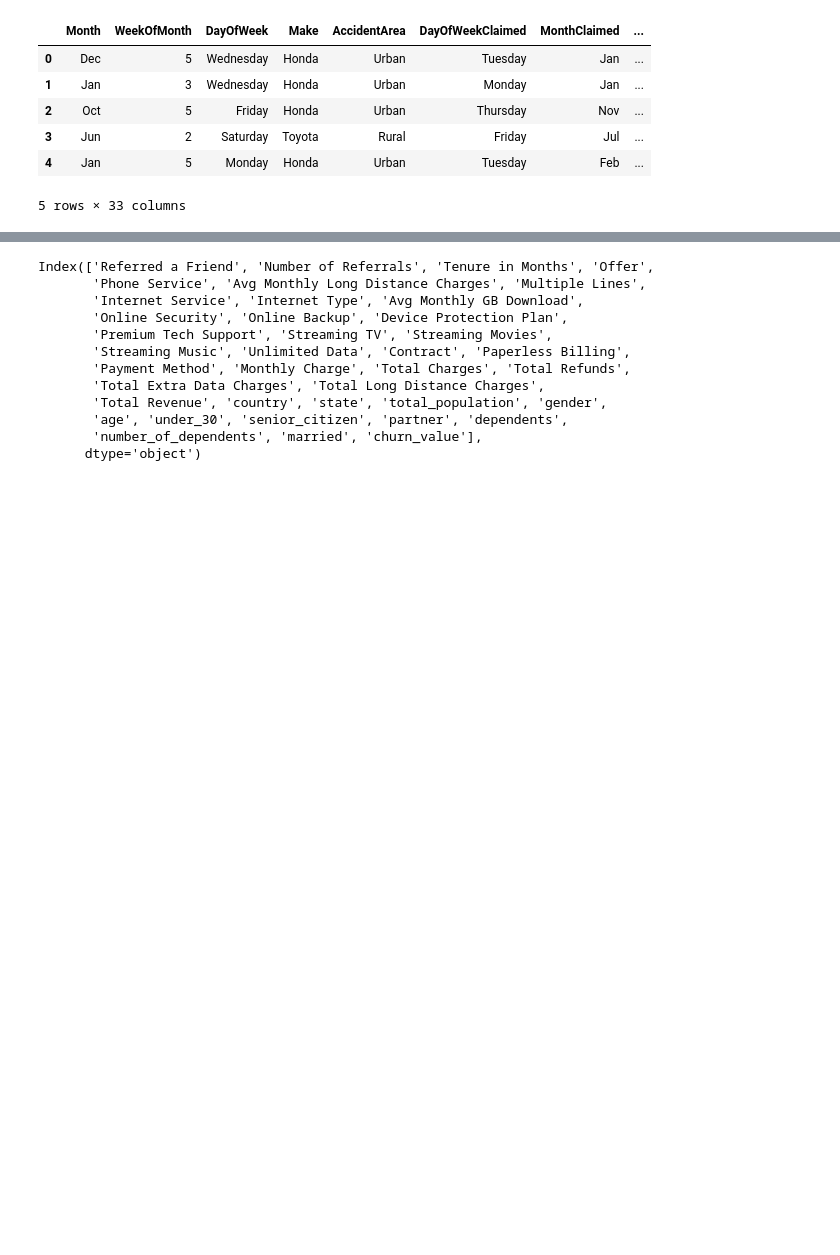
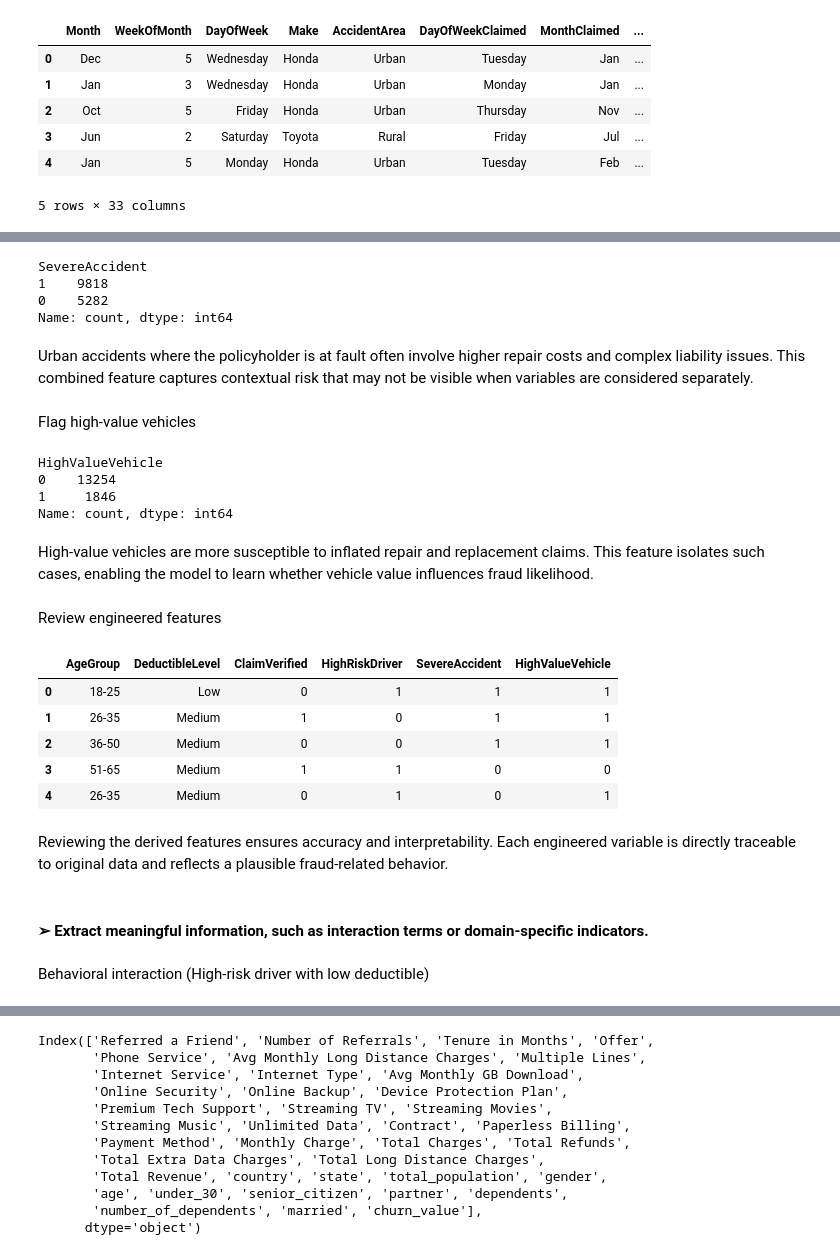
Before and after one commit to adeline-pepela/Module-5, a Jupyter notebook: Predictive and Optimization Analytics/Adeline_Makokha_191199_CAT_1_POA.ipynb, the cells around one changed output, grey strips where cells are left out. Cells and saved outputs as stored; diff of their text form; code cells hidden in the pictures; blank space fills up the shorter version.

```diff
--- a/Predictive and Optimization Analytics/Adeline_Makokha_191199_CAT_1_POA.ipynb
+++ b/Predictive and Optimization Analytics/Adeline_Makokha_191199_CAT_1_POA.ipynb
@@ -37,0 +253,8 @@ df.head()
+# %%
+# Create claim verification indicator
+df["ClaimVerified"] = (
+    (df["PoliceReportFiled"] == "Yes") |
+    (df["WitnessPresent"] == "Yes")
+).astype(int)
+
+df["ClaimVerified"].value_counts()
@@ -37,0 +270,5 @@ df.head()
+# %%
+# Flag high-risk drivers
+df["HighRiskDriver"] = (df["DriverRating"] <= 2).astype(int)
+
+df["HighRiskDriver"].value_counts()
@@ -37,0 +284,56 @@ df.head()
+# %%
+# Create accident severity indicator
+df["SevereAccident"] = (
+    (df["AccidentArea"] == "Urban") &
+    (df["Fault"] == "Policy Holder")
+).astype(int)
+
+df["SevereAccident"].value_counts()
+# %% [output]
+SevereAccident
+1    9818
+0    5282
+Name: count, dtype: int64
+# %% [markdown]
+Urban accidents where the policyholder is at fault often involve higher repair costs and complex liability issues. This combined feature captures contextual risk that may not be visible when variables are considered separately.
+# %% [markdown]
+Flag high-value vehicles
+# %%
+# Identify high-value vehicles
+df["HighValueVehicle"] = (
+    df["VehiclePrice"] == "more than 69000"
+).astype(int)
+
+df["HighValueVehicle"].value_counts()
+# %% [output]
+HighValueVehicle
+0    13254
+1     1846
+Name: count, dtype: int64
+# %% [markdown]
+High-value vehicles are more susceptible to inflated repair and replacement claims. This feature isolates such cases, enabling the model to learn whether vehicle value influences fraud likelihood.
+# %% [markdown]
+Review engineered features
+# %%
+# Display engineered feature sample
+df[[
+    "AgeGroup",
+    "DeductibleLevel",
+    "ClaimVerified",
+    "HighRiskDriver",
+    "SevereAccident",
+    "HighValueVehicle"
+]].head()
+# %% [output]
+|  | AgeGroup | DeductibleLevel | ClaimVerified | HighRiskDriver | SevereAccident | HighValueVehicle |
+| 0 | 18-25 | Low | 0 | 1 | 1 | 1 |
+| 1 | 26-35 | Medium | 1 | 0 | 1 | 1 |
+| 2 | 36-50 | Medium | 0 | 0 | 1 | 1 |
+| 3 | 51-65 | Medium | 1 | 1 | 0 | 0 |
+| 4 | 26-35 | Medium | 0 | 1 | 0 | 1 |
+# %% [markdown]
+Reviewing the derived features ensures accuracy and interpretability. Each engineered variable is directly traceable to original data and reflects a plausible fraud-related behavior.
+# %% [markdown]
+#### ➢ Extract meaningful information, such as interaction terms or domain-specific indicators.
+# %% [markdown]
+Behavioral interaction (High-risk driver with low deductible)
```
Also changed, not shown: parts of 101 cells of this notebook, 1 other file.
